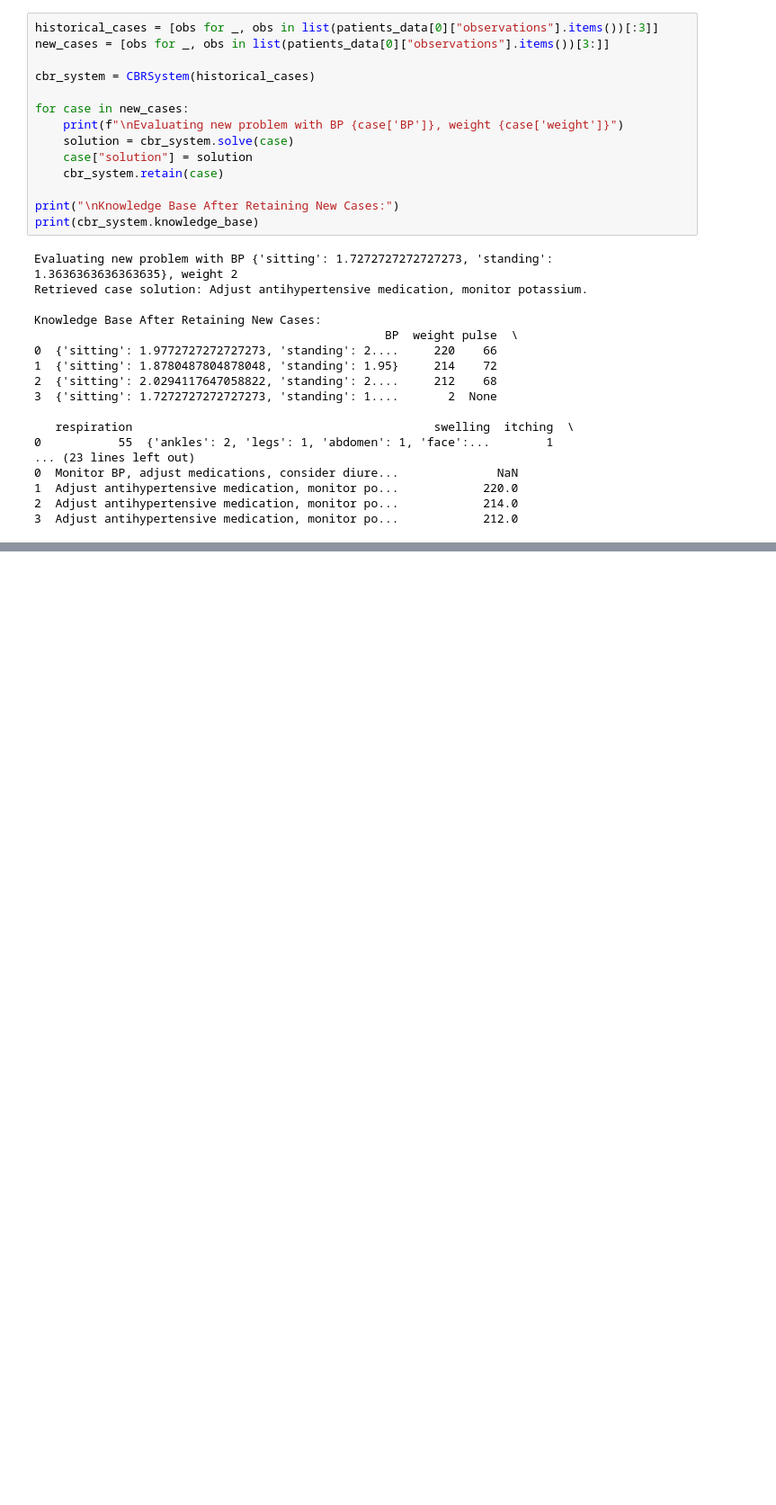
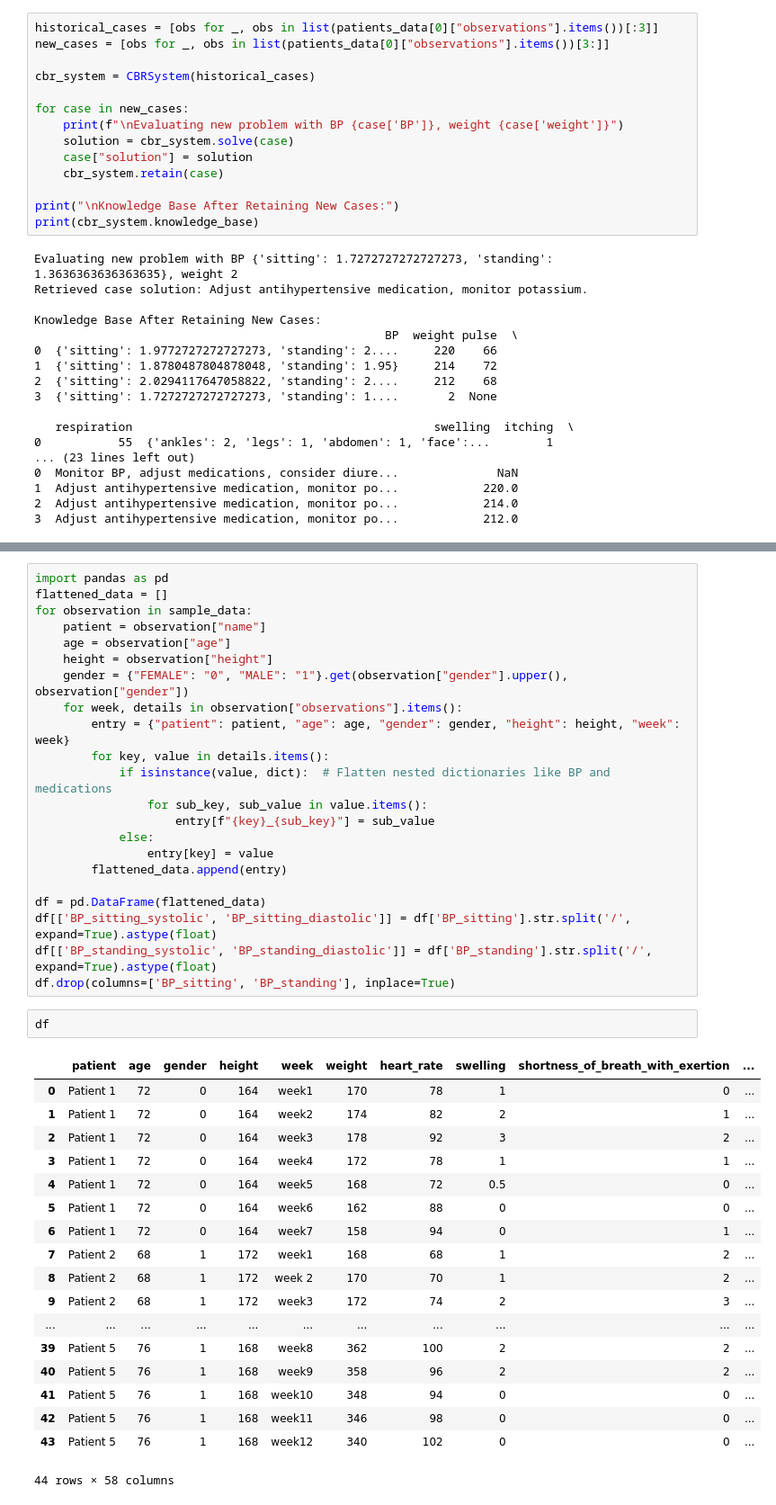
Before and after one commit to StaticOwl/cardigpt, a Jupyter notebook: pocs/poc_2.ipynb, the cells around one changed output, grey strips where cells are left out. Shown: that part at 90% size. Drawn from its saved outputs; the diff is of its cells as text; blank space fills up the shorter version.

```diff
--- a/pocs/poc_2.ipynb
+++ b/pocs/poc_2.ipynb
@@ -817,0 +1140,43 @@ Knowledge Base After Retaining New Cases:
+# %%
+import pandas as pd
+flattened_data = []
+for observation in sample_data:
+    patient = observation["name"]
+    age = observation["age"]
+    height = observation["height"]
+    gender = {"FEMALE": "0", "MALE": "1"}.get(observation["gender"].upper(), observation["gender"])
+    for week, details in observation["observations"].items():
+        entry = {"patient": patient, "age": age, "gender": gender, "height": height, "week": week}
+        for key, value in details.items():
+            if isinstance(value, dict):  # Flatten nested dictionaries like BP and medications
+                for sub_key, sub_value in value.items():
+                    entry[f"{key}_{sub_key}"] = sub_value
+            else:
+                entry[key] = value
+        flattened_data.append(entry)
+
+df = pd.DataFrame(flattened_data)
+df[['BP_sitting_systolic', 'BP_sitting_diastolic']] = df['BP_sitting'].str.split('/', expand=True).astype(float)
+df[['BP_standing_systolic', 'BP_standing_diastolic']] = df['BP_standing'].str.split('/', expand=True).astype(float)
+df.drop(columns=['BP_sitting', 'BP_standing'], inplace=True)
+# %%
+df
+# %% [output]
+|  | patient | age | gender | height | week | weight | heart_rate | swelling | shortness_of_breath_with_exertion | ... |
+| 0 | Patient 1 | 72 | 0 | 164 | week1 | 170 | 78 | 1 | 0 | ... |
+| 1 | Patient 1 | 72 | 0 | 164 | week2 | 174 | 82 | 2 | 1 | ... |
+| 2 | Patient 1 | 72 | 0 | 164 | week3 | 178 | 92 | 3 | 2 | ... |
+| 3 | Patient 1 | 72 | 0 | 164 | week4 | 172 | 78 | 1 | 1 | ... |
+| 4 | Patient 1 | 72 | 0 | 164 | week5 | 168 | 72 | 0.5 | 0 | ... |
+| 5 | Patient 1 | 72 | 0 | 164 | week6 | 162 | 88 | 0 | 0 | ... |
+| 6 | Patient 1 | 72 | 0 | 164 | week7 | 158 | 94 | 0 | 1 | ... |
+| 7 | Patient 2 | 68 | 1 | 172 | week1 | 168 | 68 | 1 | 2 | ... |
+| 8 | Patient 2 | 68 | 1 | 172 | week 2 | 170 | 70 | 1 | 2 | ... |
+| 9 | Patient 2 | 68 | 1 | 172 | week3 | 172 | 74 | 2 | 3 | ... |
+| ... | ... | ... | ... | ... | ... | ... | ... | ... | ... | ... |
+| 39 | Patient 5 | 76 | 1 | 168 | week8 | 362 | 100 | 2 | 2 | ... |
+| 40 | Patient 5 | 76 | 1 | 168 | week9 | 358 | 96 | 2 | 2 | ... |
+| 41 | Patient 5 | 76 | 1 | 168 | week10 | 348 | 94 | 0 | 0 | ... |
+| 42 | Patient 5 | 76 | 1 | 168 | week11 | 346 | 98 | 0 | 0 | ... |
+| 43 | Patient 5 | 76 | 1 | 168 | week12 | 340 | 102 | 0 | 0 | ... |
+44 rows × 58 columns
```
Also changed, not shown: parts of 31 cells of this notebook.
